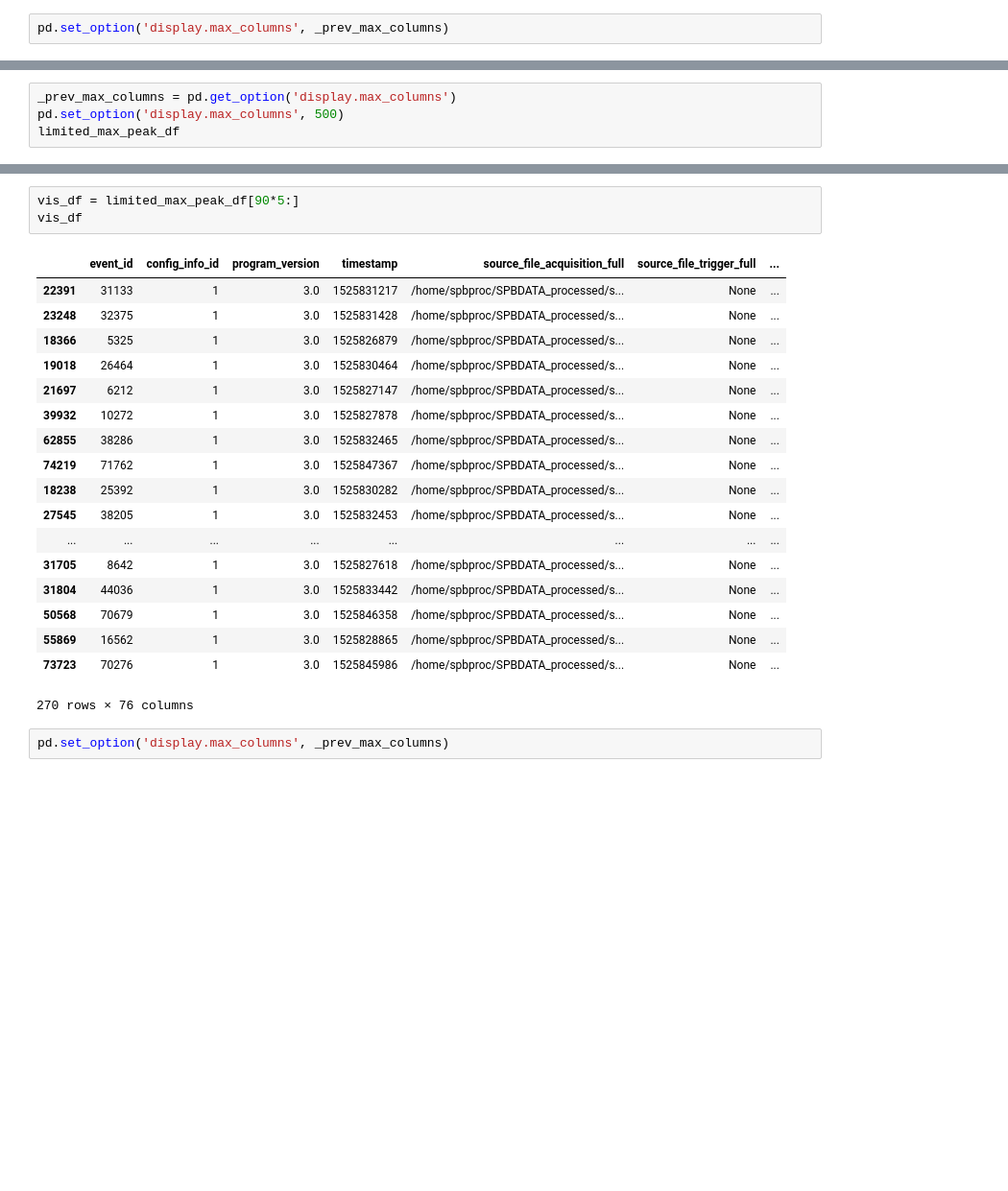
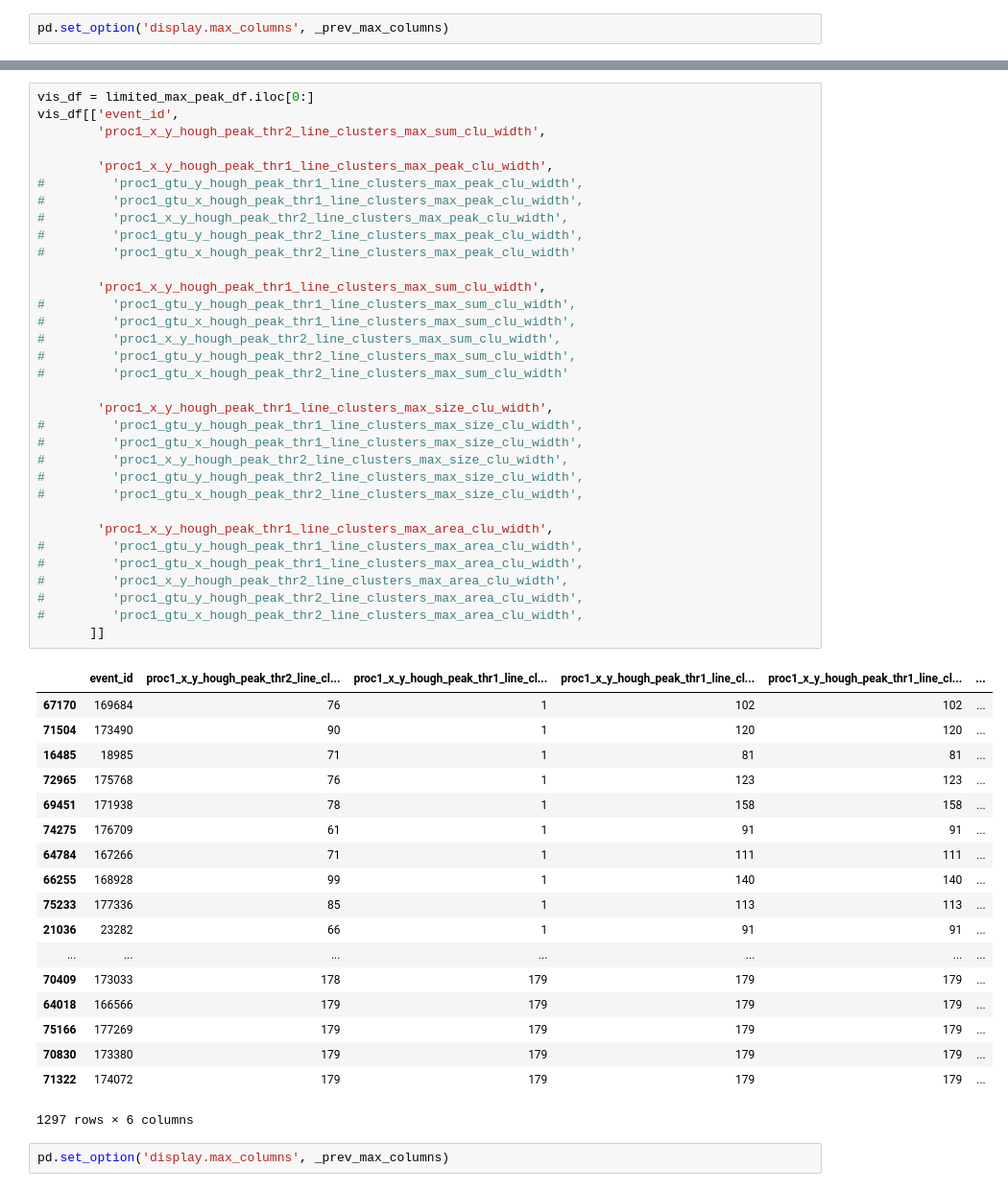
Before and after one commit to vrabelmichal/euso-patt-reco-notebooks, a Jupyter notebook: notebooks/ver3_visible_events_simu_signal_examples.ipynb, the cells around one changed output, grey strips where cells are left out. Shown at 96% size. Saved outputs shown, nothing was run; the diff lists cells and outputs as text; blank space fills up the shorter version.

```diff
--- a/notebooks/ver3_visible_events_simu_signal_examples.ipynb
+++ b/notebooks/ver3_visible_events_simu_signal_examples.ipynb
@@ -250,4 +339,0 @@ limited_max_peak_df = limited_max_peak_df[ limited_max_peak_df['proc1_x_y_hough_
-# %%
-_prev_max_columns = pd.get_option('display.max_columns')
-pd.set_option('display.max_columns', 500)
-limited_max_peak_df
@@ -273,25 +340,55 @@ limited_max_peak_df
-# %%
-vis_df = limited_max_peak_df[90*5:]
-vis_df
-# %% [output]
-|  | event_id | config_info_id | program_version | timestamp | source_file_acquisition_full | source_file_trigger_full | ... |
-| 22391 | 31133 | 1 | 3.0 | 1525831217 | /home/spbproc/SPBDATA_processed/s... | None | ... |
-| 23248 | 32375 | 1 | 3.0 | 1525831428 | /home/spbproc/SPBDATA_processed/s... | None | ... |
-| 18366 | 5325 | 1 | 3.0 | 1525826879 | /home/spbproc/SPBDATA_processed/s... | None | ... |
-| 19018 | 26464 | 1 | 3.0 | 1525830464 | /home/spbproc/SPBDATA_processed/s... | None | ... |
-| 21697 | 6212 | 1 | 3.0 | 1525827147 | /home/spbproc/SPBDATA_processed/s... | None | ... |
-| 39932 | 10272 | 1 | 3.0 | 1525827878 | /home/spbproc/SPBDATA_processed/s... | None | ... |
-| 62855 | 38286 | 1 | 3.0 | 1525832465 | /home/spbproc/SPBDATA_processed/s... | None | ... |
-| 74219 | 71762 | 1 | 3.0 | 1525847367 | /home/spbproc/SPBDATA_processed/s... | None | ... |
-| 18238 | 25392 | 1 | 3.0 | 1525830282 | /home/spbproc/SPBDATA_processed/s... | None | ... |
-| 27545 | 38205 | 1 | 3.0 | 1525832453 | /home/spbproc/SPBDATA_processed/s... | None | ... |
-| ... | ... | ... | ... | ... | ... | ... | ... |
-| 31705 | 8642 | 1 | 3.0 | 1525827618 | /home/spbproc/SPBDATA_processed/s... | None | ... |
-| 31804 | 44036 | 1 | 3.0 | 1525833442 | /home/spbproc/SPBDATA_processed/s... | None | ... |
-| 50568 | 70679 | 1 | 3.0 | 1525846358 | /home/spbproc/SPBDATA_processed/s... | None | ... |
-| 55869 | 16562 | 1 | 3.0 | 1525828865 | /home/spbproc/SPBDATA_processed/s... | None | ... |
-| 73723 | 70276 | 1 | 3.0 | 1525845986 | /home/spbproc/SPBDATA_processed/s... | None | ... |
-270 rows × 76 columns
+# %%
+vis_df = limited_max_peak_df.iloc[0:]
+vis_df[['event_id',
+        'proc1_x_y_hough_peak_thr2_line_clusters_max_sum_clu_width',
+
+        'proc1_x_y_hough_peak_thr1_line_clusters_max_peak_clu_width',
+#         'proc1_gtu_y_hough_peak_thr1_line_clusters_max_peak_clu_width',
+#         'proc1_gtu_x_hough_peak_thr1_line_clusters_max_peak_clu_width',
+#         'proc1_x_y_hough_peak_thr2_line_clusters_max_peak_clu_width',
+#         'proc1_gtu_y_hough_peak_thr2_line_clusters_max_peak_clu_width',
+#         'proc1_gtu_x_hough_peak_thr2_line_clusters_max_peak_clu_width'
+
+        'proc1_x_y_hough_peak_thr1_line_clusters_max_sum_clu_width',
+#         'proc1_gtu_y_hough_peak_thr1_line_clusters_max_sum_clu_width',
+#         'proc1_gtu_x_hough_peak_thr1_line_clusters_max_sum_clu_width',
+#         'proc1_x_y_hough_peak_thr2_line_clusters_max_sum_clu_width',
+#         'proc1_gtu_y_hough_peak_thr2_line_clusters_max_sum_clu_width',
+#         'proc1_gtu_x_hough_peak_thr2_line_clusters_max_sum_clu_width'
+
+        'proc1_x_y_hough_peak_thr1_line_clusters_max_size_clu_width',
+#         'proc1_gtu_y_hough_peak_thr1_line_clusters_max_size_clu_width',
+#         'proc1_gtu_x_hough_peak_thr1_line_clusters_max_size_clu_width',
+#         'proc1_x_y_hough_peak_thr2_line_clusters_max_size_clu_width',
+#         'proc1_gtu_y_hough_peak_thr2_line_clusters_max_size_clu_width',
+#         'proc1_gtu_x_hough_peak_thr2_line_clusters_max_size_clu_width',
+
+        'proc1_x_y_hough_peak_thr1_line_clusters_max_area_clu_width',
+#         'proc1_gtu_y_hough_peak_thr1_line_clusters_max_area_clu_width',
+#         'proc1_gtu_x_hough_peak_thr1_line_clusters_max_area_clu_width',
+#         'proc1_x_y_hough_peak_thr2_line_clusters_max_area_clu_width',
+#         'proc1_gtu_y_hough_peak_thr2_line_clusters_max_area_clu_width',
+#         'proc1_gtu_x_hough_peak_thr2_line_clusters_max_area_clu_width',
+       ]]
+# %% [output]
+|  | event_id | proc1_x_y_hough_peak_thr2_line_cl... | proc1_x_y_hough_peak_thr1_line_cl... | proc1_x_y_hough_peak_thr1_line_cl... | proc1_x_y_hough_peak_thr1_line_cl... | ... |
+| 67170 | 169684 | 76 | 1 | 102 | 102 | ... |
+| 71504 | 173490 | 90 | 1 | 120 | 120 | ... |
+| 16485 | 18985 | 71 | 1 | 81 | 81 | ... |
+| 72965 | 175768 | 76 | 1 | 123 | 123 | ... |
+| 69451 | 171938 | 78 | 1 | 158 | 158 | ... |
+| 74275 | 176709 | 61 | 1 | 91 | 91 | ... |
+| 64784 | 167266 | 71 | 1 | 111 | 111 | ... |
+| 66255 | 168928 | 99 | 1 | 140 | 140 | ... |
+| 75233 | 177336 | 85 | 1 | 113 | 113 | ... |
+| 21036 | 23282 | 66 | 1 | 91 | 91 | ... |
+| ... | ... | ... | ... | ... | ... | ... |
+| 70409 | 173033 | 178 | 179 | 179 | 179 | ... |
+| 64018 | 166566 | 179 | 179 | 179 | 179 | ... |
+| 75166 | 177269 | 179 | 179 | 179 | 179 | ... |
+| 70830 | 173380 | 179 | 179 | 179 | 179 | ... |
+| 71322 | 174072 | 179 | 179 | 179 | 179 | ... |
+1297 rows × 6 columns
 # %%
 pd.set_option('display.max_columns', _prev_max_columns)
 # %%
```
Also changed, not shown: parts of 13 cells of this notebook, 3 other files.
